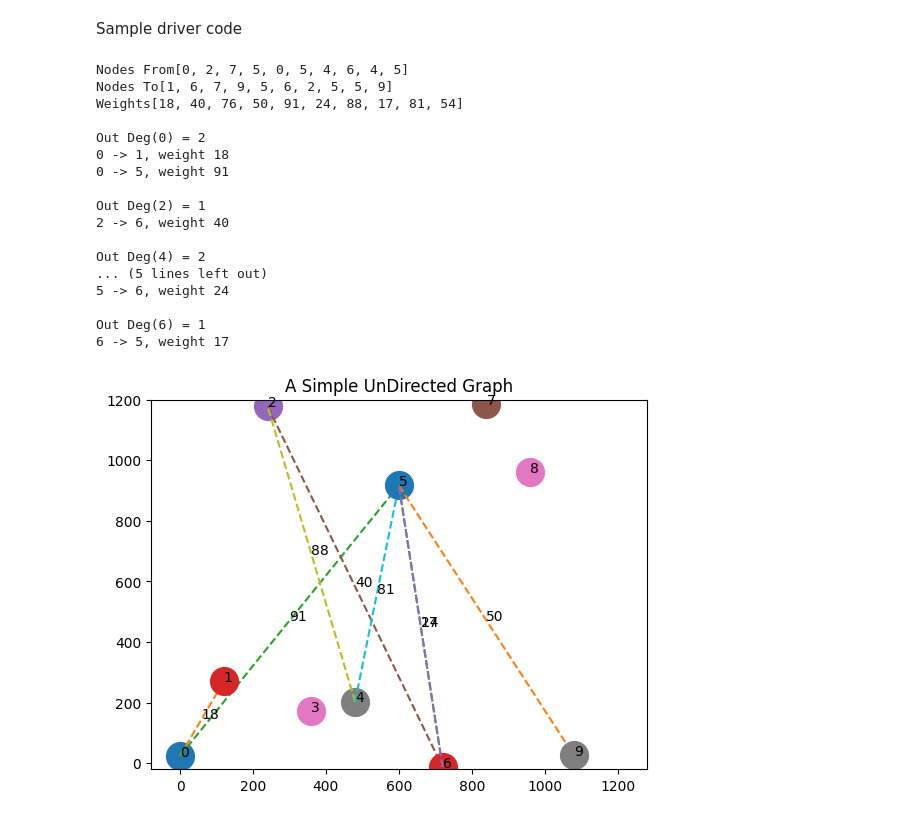
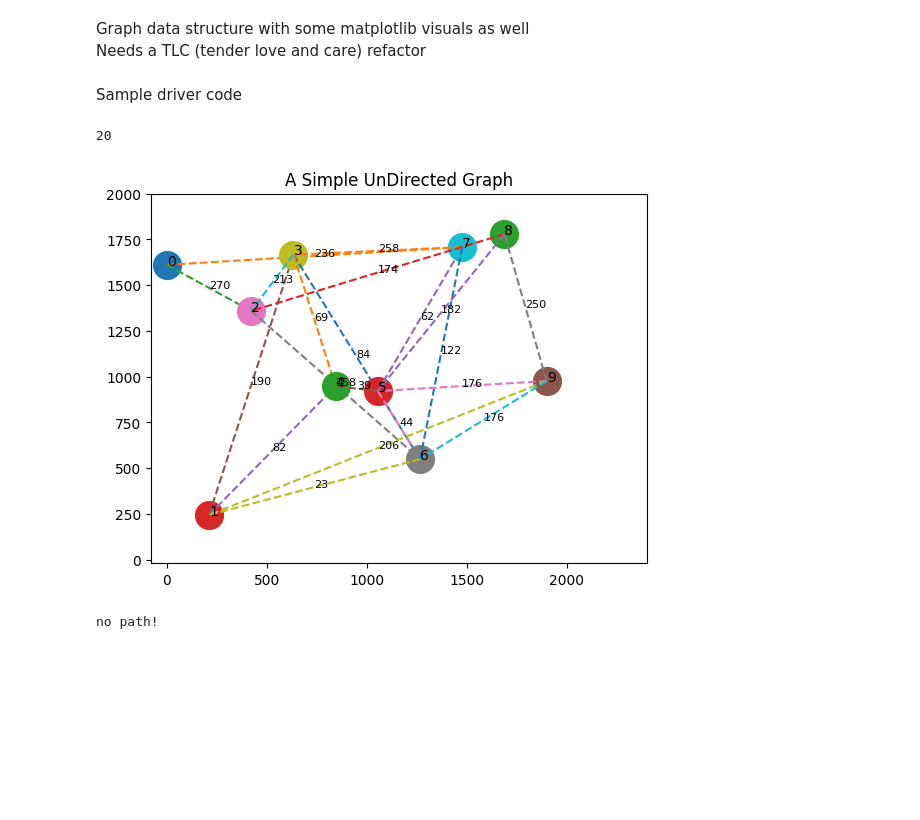
Before and after one commit to jglatts/graphs, a Jupyter notebook: PyGraph.ipynb, the cells around one changed output. Drawn from its saved outputs; the diff is of its cells as text; code cells hidden in the pictures; blank space fills up the shorter version.

Commit message:
add shortest path

```diff
--- a/PyGraph.ipynb
+++ b/PyGraph.ipynb
@@ -3,3 +6,28 @@ Simple undirected, unweighted graph in Python
+# %%
+class MinPQ:
+    def __init__(self):
+        self.queue = []
+
+    def add(self, node_to, node_from, weight):
+        self.queue.append([node_to, node_from, weight])
+        for i in range(len(self.queue)):
+            for j in range(len(self.queue)):
+                if (self.queue[i][2] < self.queue[j][2]):
+                    temp = self.queue[j][0]
+                    self.queue[j][2] = self.queue[i][2]
+                    self.queue[i][2] = temp
+
+    def pop(self):
+        return self.queue.pop(0)
+
+    def isEmpty(self):
+        return len(self.queue) == 0
+
+    def getQueue(self):
+        return self.queue
+# %% [markdown]
+Graph data structure with some matplotlib visuals as well <br>
+Needs a TLC (tender love and care) refactor
 # %%
 import matplotlib.pyplot as plt
 import random
@@ -84,23 +144,24 @@ class Graph:
 # %% [markdown]
 Sample driver code
-# %%
-Graph.test()
-# %% [output]
-Nodes From[0, 2, 7, 5, 0, 5, 4, 6, 4, 5]
-Nodes To[1, 6, 7, 9, 5, 6, 2, 5, 5, 9]
-Weights[18, 40, 76, 50, 91, 24, 88, 17, 81, 54]
-
-Out Deg(0) = 2
-0 -> 1, weight 18
-0 -> 5, weight 91
-
-Out Deg(2) = 1
-2 -> 6, weight 40
-
-Out Deg(4) = 2
-... (5 lines left out)
-5 -> 6, weight 24
-
-Out Deg(6) = 1
-6 -> 5, weight 17
-[figure, removed]
+# %%
+g = Graph()
+num_edges = 25
+nodes_from = g.get_rand(0, g.num_nodes-1, num_edges)
+nodes_to = g.get_rand(0, g.num_nodes-1, num_edges)
+weights = g.get_rand(10, 300, num_edges)
+used_nodes = []
+
+for i in range(num_edges):
+    if g.check_nodes(nodes_from[i], nodes_to[i], used_nodes):
+        g.add(nodes_from[i], nodes_to[i], weights[i])
+        used_nodes.append((nodes_from[i], nodes_to[i]))
+
+g.drawGraph()
+start, end = g.get_rand(0, g.num_nodes-1, 2)
+ret = g.shortestPath(start, end)
+str_ret = "Path from " + str(start) + " -> " + str(end) + " cost " + str(ret)
+print(str_ret if ret != None else "no path!")
+# %% [output]
+20
+[figure, added]
+no path!
```
Also changed, not shown: parts of 4 cells of this notebook.
